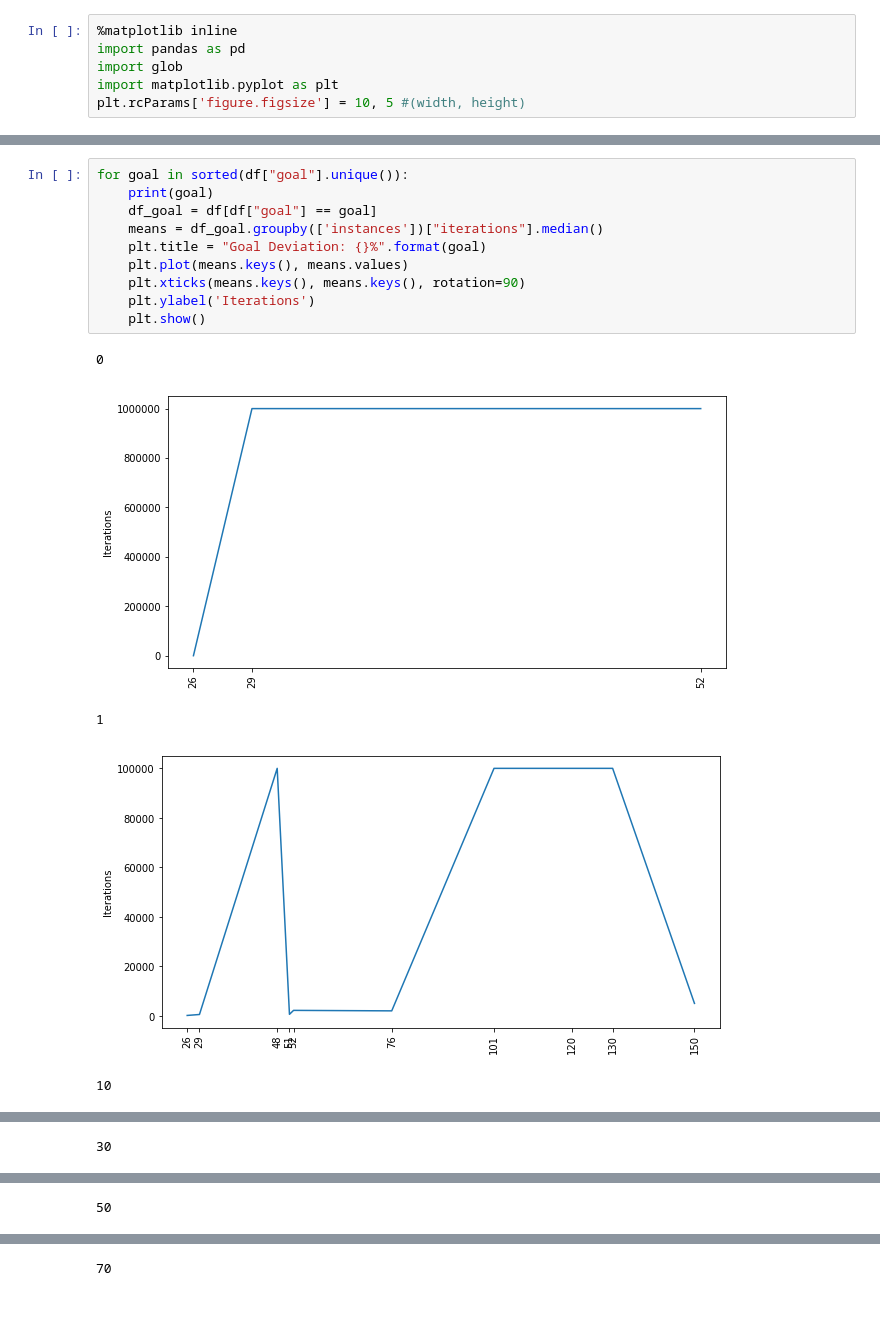
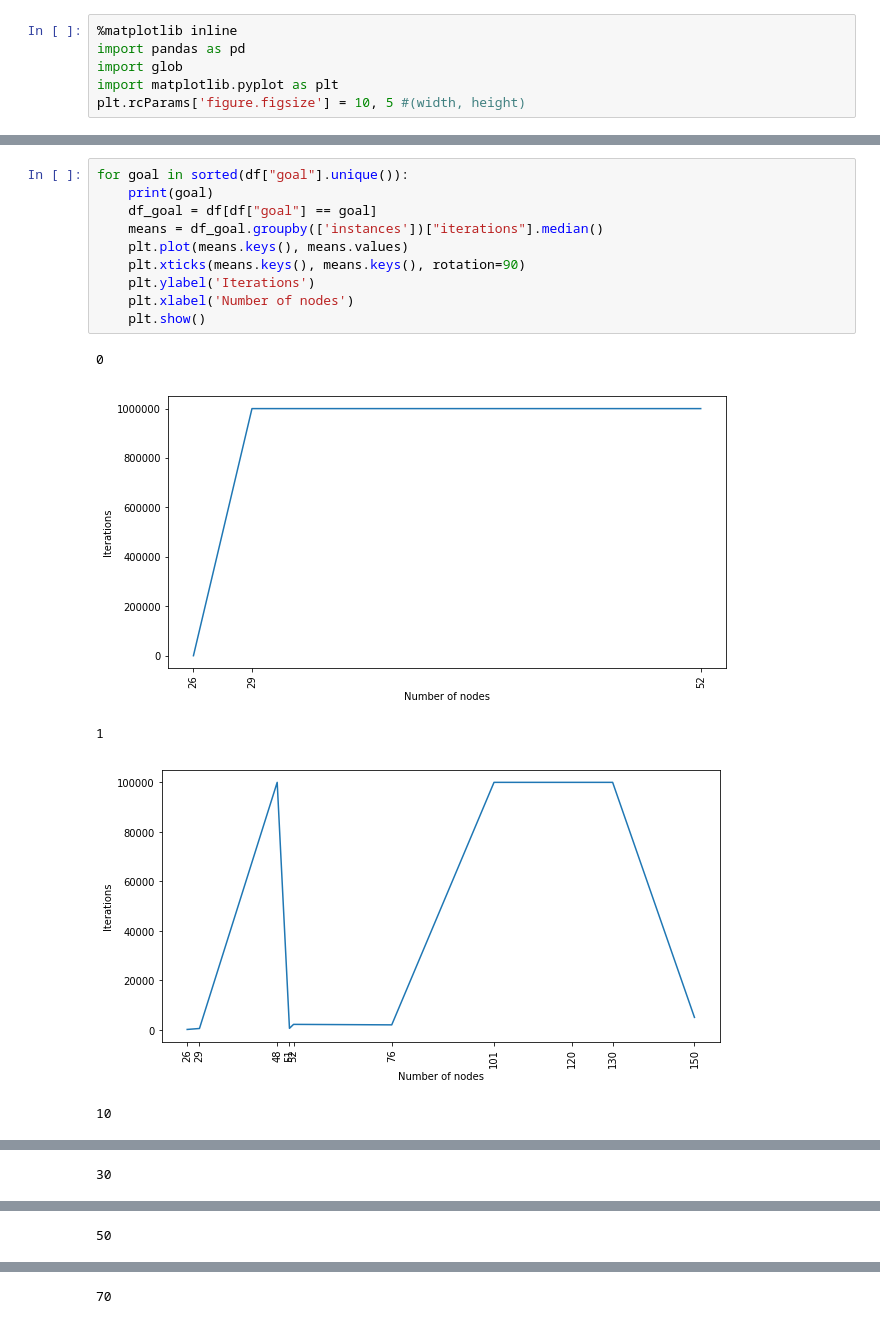
Before and after one commit to lawben/nature17, a Jupyter notebook: project3/Plots.ipynb, the cells around one changed output, grey strips where cells are left out. Saved outputs shown, nothing was run; the diff lists cells and outputs as text.

Commit message:
plot number of iterations with respect to goal

```diff
--- a/project3/Plots.ipynb
+++ b/project3/Plots.ipynb
@@ -28,16 +28,16 @@ df.head()
 # %%
 for goal in sorted(df["goal"].unique()):
     print(goal)
     df_goal = df[df["goal"] == goal]
     means = df_goal.groupby(['instances'])["iterations"].median()
-    plt.title = "Goal Deviation: {}%".format(goal)
     plt.plot(means.keys(), means.values)
     plt.xticks(means.keys(), means.keys(), rotation=90)
     plt.ylabel('Iterations')
+    plt.xlabel('Number of nodes')
     plt.show()
 # %% [output]
 0
-[figure, old version]
+[figure, new version]
 1
-[figure, old version]
+[figure, new version]
 10
```
Also changed, not shown: parts of 2 cells of this notebook.
